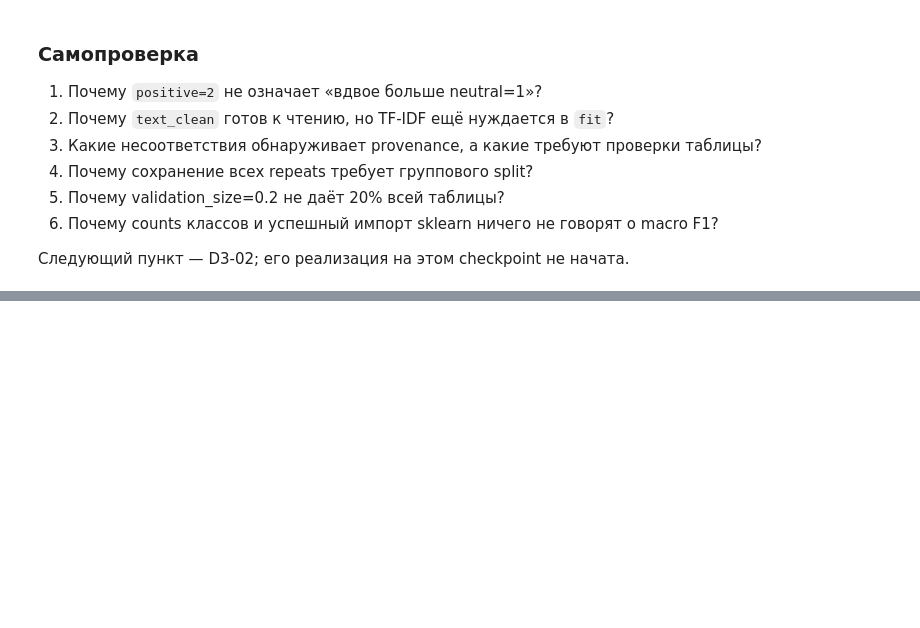
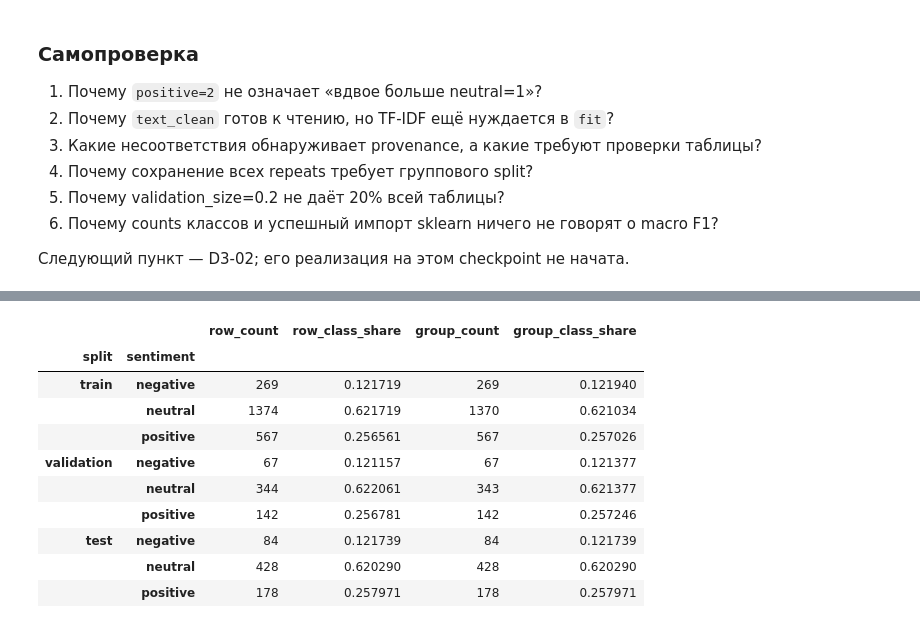
Before and after one commit to HomeboyMakkri/Text-classification, a Jupyter notebook: notebooks/day03_baseline.ipynb, the cells around one changed output, grey strips where cells are left out. Cells and saved outputs as stored; diff of their text form; code cells hidden in the pictures; blank space fills up the shorter version.

Commit message:
feat: add reproducible group-aware day 3 splits

```diff
--- a/notebooks/day03_baseline.ipynb
+++ b/notebooks/day03_baseline.ipynb
@@ -223,0 +246,21 @@ D3-01: verified input/runtime; split, estimators and fit are pending
+# %%
+from finnews_sentiment.data.split_data import SPLIT_ORDER, split_processed_news
+
+news_splits = split_processed_news(
+    news, test_size=baseline_config.test_size,
+    validation_size=baseline_config.validation_size,
+    random_state=baseline_config.random_state,
+)
+split_manifest = news_splits.manifest
+train_news = news_splits.splits["train"]
+validation_news = news_splits.splits["validation"]
+test_news = news_splits.splits["test"]
+print(f"Algorithm: {news_splits.summary.algorithm}; seed: {news_splits.summary.random_state}")
+print(f"Manifest: {split_manifest.shape}; source rows: {news_splits.summary.rows}; groups: {news_splits.summary.groups}")
+split_sizes = pd.DataFrame([
+    {"split": name, "rows": stats.rows, "row_share": stats.row_share,
+     "groups": stats.groups, "group_share": stats.group_share}
+    for name, stats in news_splits.summary.splits.items()
+]).set_index("split")
+display(split_sizes)
+display(split_manifest.head())
@@ -223,0 +288,22 @@ D3-01: verified input/runtime; split, estimators and fit are pending
+# %%
+split_balance = pd.DataFrame([
+    {"split": name, "sentiment": label,
+     "row_count": stats.row_class_counts[label],
+     "row_class_share": stats.row_class_shares[label],
+     "group_count": stats.group_class_counts[label],
+     "group_class_share": stats.group_class_shares[label]}
+    for name, stats in news_splits.summary.splits.items() for label in CLASS_ORDER
+])
+display(split_balance.set_index(["split", "sentiment"]))
+# %% [output]
+|  |  | row_count | row_class_share | group_count | group_class_share |
+| split | sentiment |  |  |  |  |
+| train | negative | 269 | 0.121719 | 269 | 0.121940 |
+|  | neutral | 1374 | 0.621719 | 1370 | 0.621034 |
+|  | positive | 567 | 0.256561 | 567 | 0.257026 |
+| validation | negative | 67 | 0.121157 | 67 | 0.121377 |
+|  | neutral | 344 | 0.622061 | 343 | 0.621377 |
+|  | positive | 142 | 0.256781 | 142 | 0.257246 |
+| test | negative | 84 | 0.121739 | 84 | 0.121739 |
+|  | neutral | 428 | 0.620290 | 428 | 0.620290 |
+|  | positive | 178 | 0.257971 | 178 | 0.257971 |
```
Also changed, not shown: parts of 8 cells of this notebook, 5 other files.
